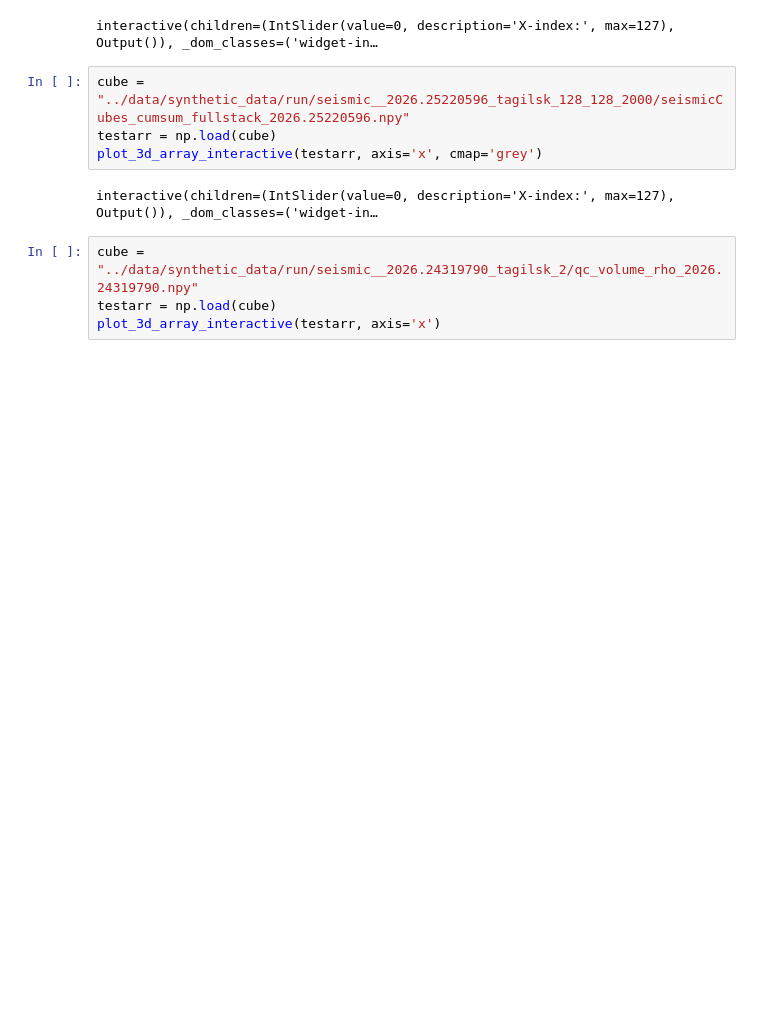
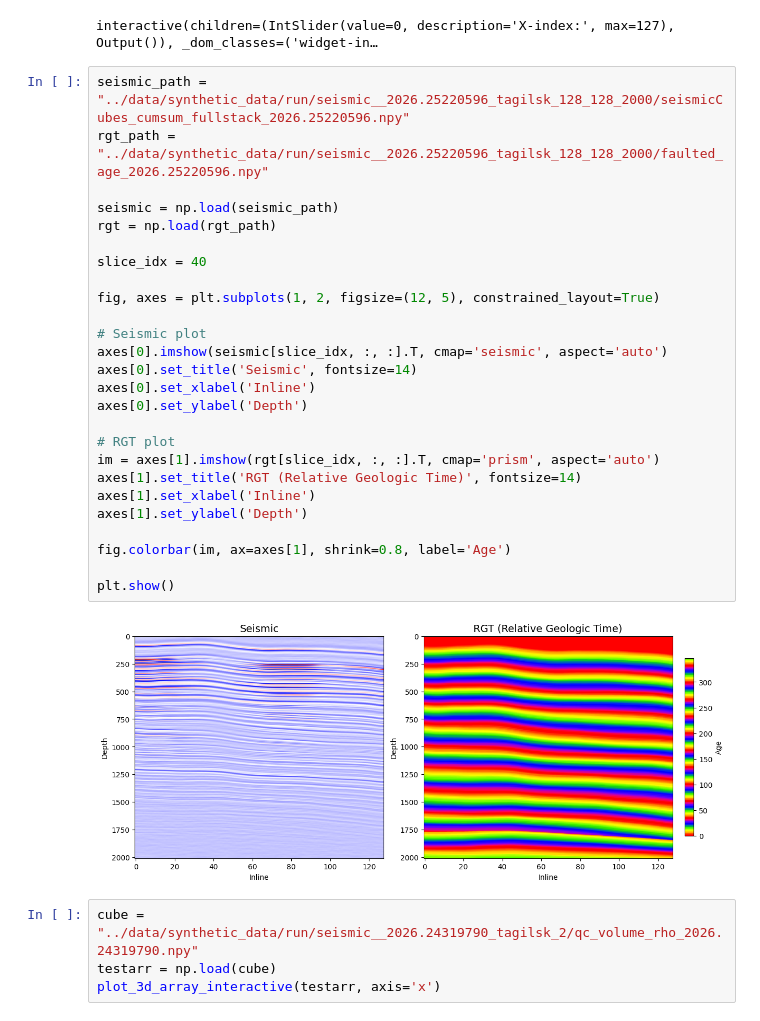
Before and after one commit to spaceswimmer/nnseismic, a Jupyter notebook: src/view_results.ipynb, the cells around one changed output. Saved outputs shown, nothing was run; the diff lists cells and outputs as text; blank space fills up the shorter version.

```diff
--- a/src/view_results.ipynb
+++ b/src/view_results.ipynb
@@ -13,11 +14,33 @@ plot_3d_array_interactive(testarr, axis='x', cmap='prism')
 # %% [output]
 interactive(children=(IntSlider(value=0, description='X-index:', max=127), Output()), _dom_classes=('widget-in…
 # %%
-cube = "../data/synthetic_data/run/seismic__2026.25220596_tagilsk_128_128_2000/seismicCubes_cumsum_fullstack_2026.25220596.npy"
-testarr = np.load(cube)
-plot_3d_array_interactive(testarr, axis='x', cmap='grey')
+seismic_path = "../data/synthetic_data/run/seismic__2026.25220596_tagilsk_128_128_2000/seismicCubes_cumsum_fullstack_2026.25220596.npy"
+rgt_path = "../data/synthetic_data/run/seismic__2026.25220596_tagilsk_128_128_2000/faulted_age_2026.25220596.npy"
+
+seismic = np.load(seismic_path)
+rgt = np.load(rgt_path)
+
+slice_idx = 40
+
+fig, axes = plt.subplots(1, 2, figsize=(12, 5), constrained_layout=True)
+
+# Seismic plot
+axes[0].imshow(seismic[slice_idx, :, :].T, cmap='seismic', aspect='auto')
+axes[0].set_title('Seismic', fontsize=14)
+axes[0].set_xlabel('Inline')
+axes[0].set_ylabel('Depth')
+
+# RGT plot
+im = axes[1].imshow(rgt[slice_idx, :, :].T, cmap='prism', aspect='auto')
+axes[1].set_title('RGT (Relative Geologic Time)', fontsize=14)
+axes[1].set_xlabel('Inline')
+axes[1].set_ylabel('Depth')
+
+fig.colorbar(im, ax=axes[1], shrink=0.8, label='Age')
+
+plt.show()
 # %% [output]
-interactive(children=(IntSlider(value=0, description='X-index:', max=127), Output()), _dom_classes=('widget-in…
+[figure, added]
 # %%
 cube = "../data/synthetic_data/run/seismic__2026.24319790_tagilsk_2/qc_volume_rho_2026.24319790.npy"
 testarr = np.load(cube)
```
Also changed, not shown: parts of 1 cell of this notebook, 2 other files.
